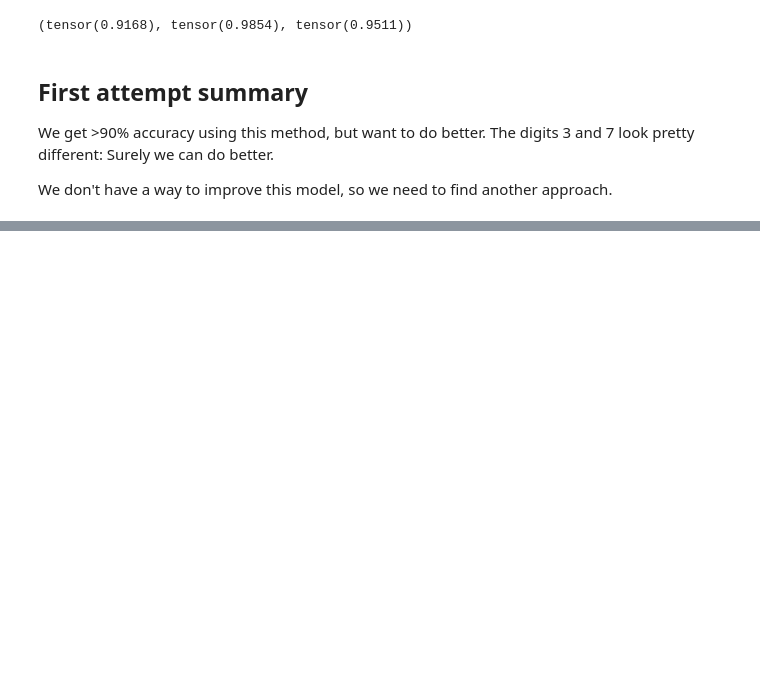
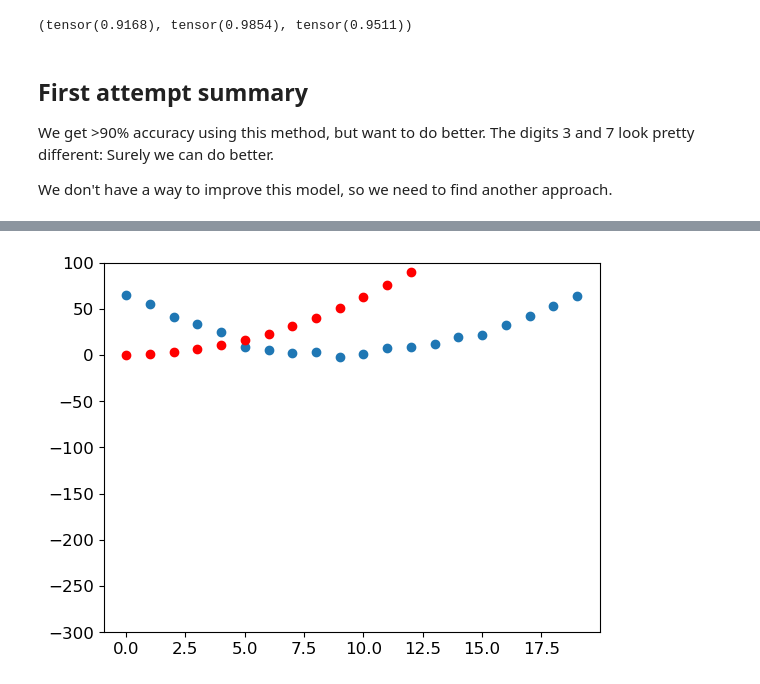
Before and after one commit to johnshaughnessy/digits, a Jupyter notebook: chapter_4_notes.ipynb, the cells around one changed output, grey strips where cells are left out. Cells and saved outputs as stored; diff of their text form; code cells hidden in the pictures; blank space fills up the shorter version.

```diff
--- a/chapter_4_notes.ipynb
+++ b/chapter_4_notes.ipynb
@@ -196,0 +279,4 @@ We don't have a way to improve this model, so we need to find another approach.
+# %%
+def f(t, params):
+    a,b,c = params
+    return a*(t**2) + (b*t) + c
@@ -196,0 +286,18 @@ We don't have a way to improve this model, so we need to find another approach.
+# %%
+# 0. Create data set (time, speed)
+time = torch.arange(0,20).float();
+speed = torch.randn(20)*3 + 0.75*(time-9.5)**2 + 1
+
+params = torch.randn(3).requires_grad_() # 1. initialize the weights
+preds = f(time, params) # 2. predict values (with random weights)
+# %%
+# Aside, let's show whether our predictions are any good:
+def show_preds(preds, ax=None):
+    if ax is None: ax=plt.subplots()[1]
+    ax.scatter(time, speed)
+    ax.scatter(time, to_np(preds), color='red')
+    ax.set_ylim(-300, 100)
+# %%
+show_preds(preds)
+# %% [output]
+[figure, added]
```
Also changed, not shown: parts of 44 cells of this notebook, 1 other file.
